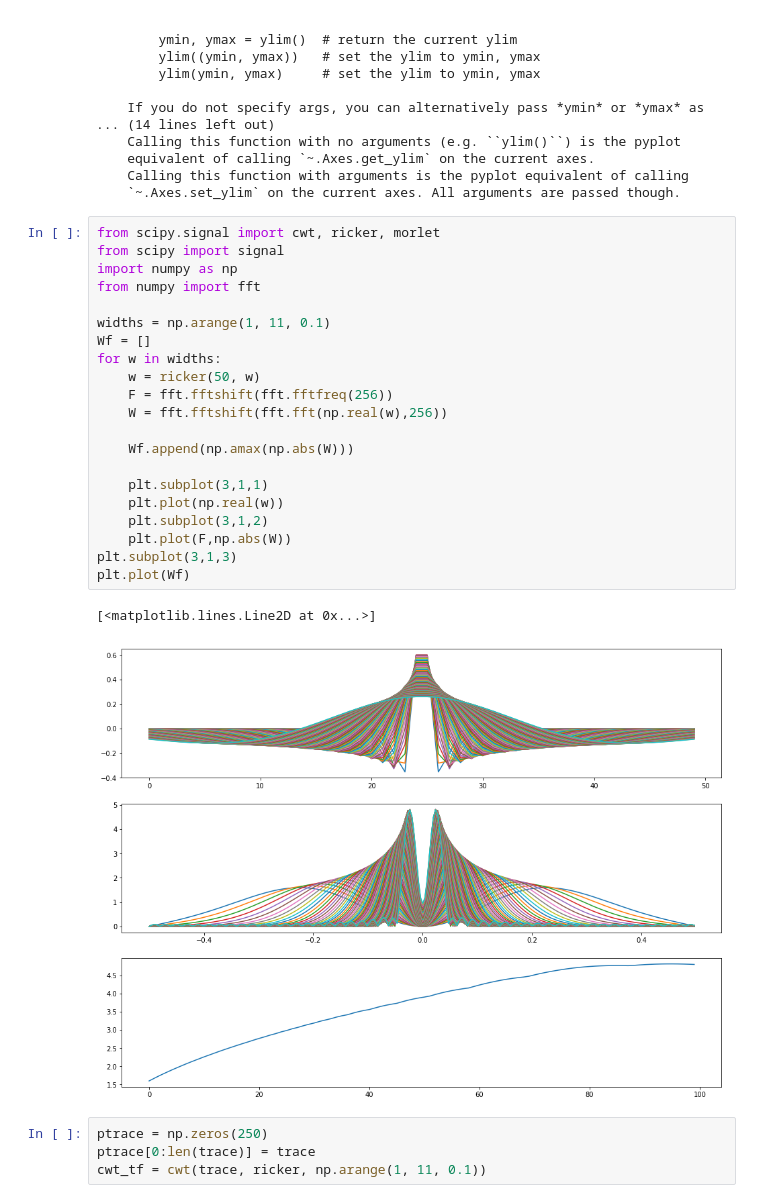
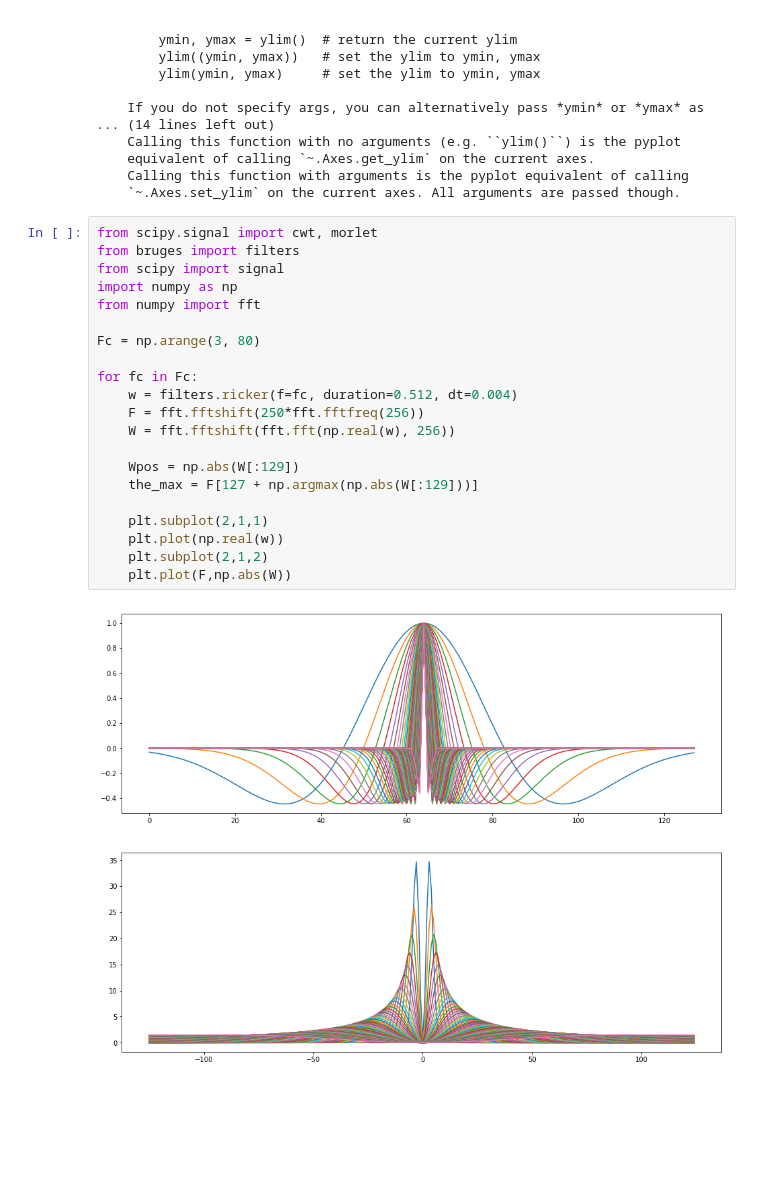
Before and after one commit to Gijsbertbas/rgb-explorers-backend, a Jupyter notebook: sandbox/HH.ipynb, the cells around one changed output. Saved outputs shown, nothing was run; the diff lists cells and outputs as text; blank space fills up the shorter version.

```diff
--- a/sandbox/HH.ipynb
+++ b/sandbox/HH.ipynb
@@ -34,30 +35,25 @@ ylim(*args, **kwargs)
     Calling this function with arguments is the pyplot equivalent of calling
     `~.Axes.set_ylim` on the current axes. All arguments are passed though.
 # %%
-from scipy.signal import cwt, ricker, morlet
+from scipy.signal import cwt, morlet
+from bruges import filters
 from scipy import signal
 import numpy as np
 from numpy import fft
 
-widths = np.arange(1, 11, 0.1)
-Wf = []
-for w in widths:
-    w = ricker(50, w)
-    F = fft.fftshift(fft.fftfreq(256))
-    W = fft.fftshift(fft.fft(np.real(w),256))
+Fc = np.arange(3, 80)
 
-    Wf.append(np.amax(np.abs(W)))
+for fc in Fc:
+    w = filters.ricker(f=fc, duration=0.512, dt=0.004)
+    F = fft.fftshift(250*fft.fftfreq(256))
+    W = fft.fftshift(fft.fft(np.real(w), 256))
 
-    plt.subplot(3,1,1)
+    Wpos = np.abs(W[:129])
+    the_max = F[127 + np.argmax(np.abs(W[:129]))]
+
+    plt.subplot(2,1,1)
     plt.plot(np.real(w))
-    plt.subplot(3,1,2)
+    plt.subplot(2,1,2)
     plt.plot(F,np.abs(W))
-plt.subplot(3,1,3)
-plt.plot(Wf)
 # %% [output]
-[<matplotlib.lines.Line2D at 0x...>]
-[figure, old version]
+[figure, new version]
-# %%
-ptrace = np.zeros(250)
-ptrace[0:len(trace)] = trace
-cwt_tf = cwt(trace, ricker, np.arange(1, 11, 0.1))
```
Also changed, not shown: parts of 6 cells of this notebook, 1 other file.
